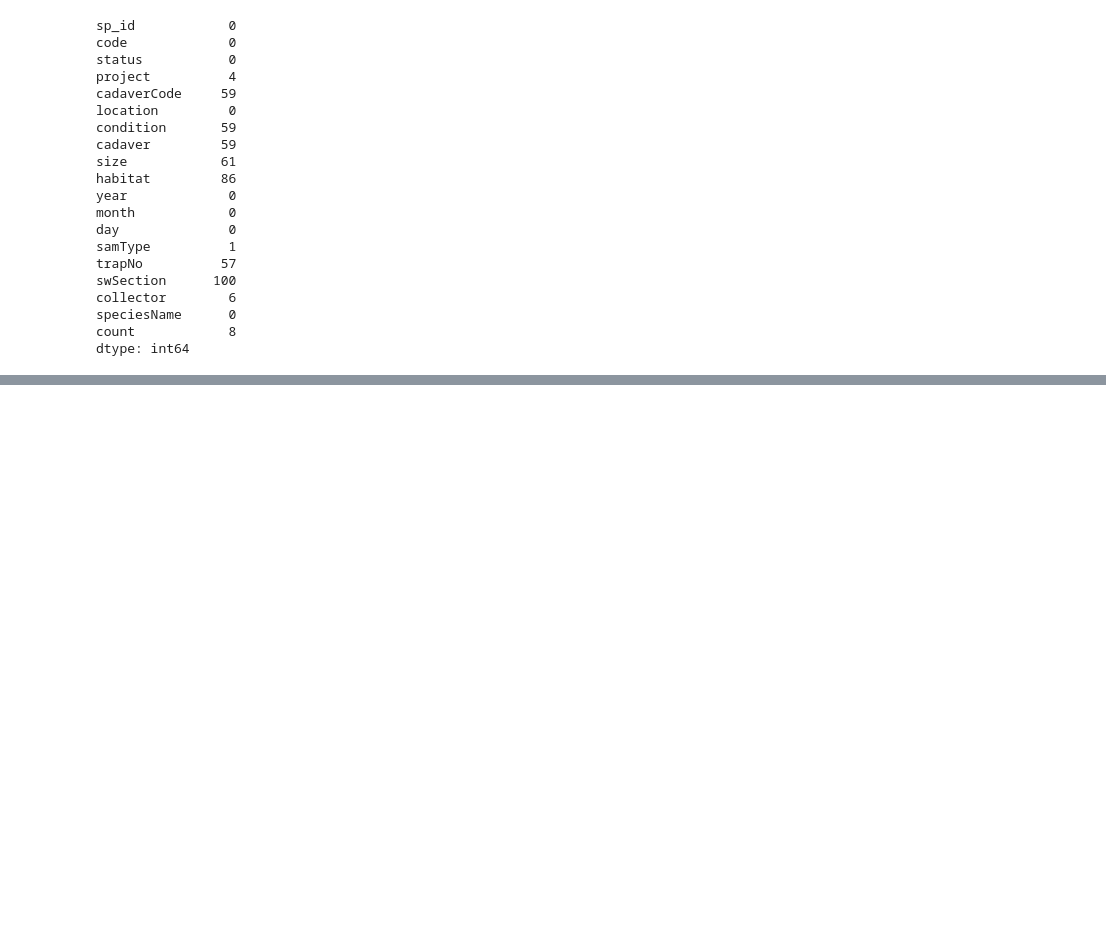
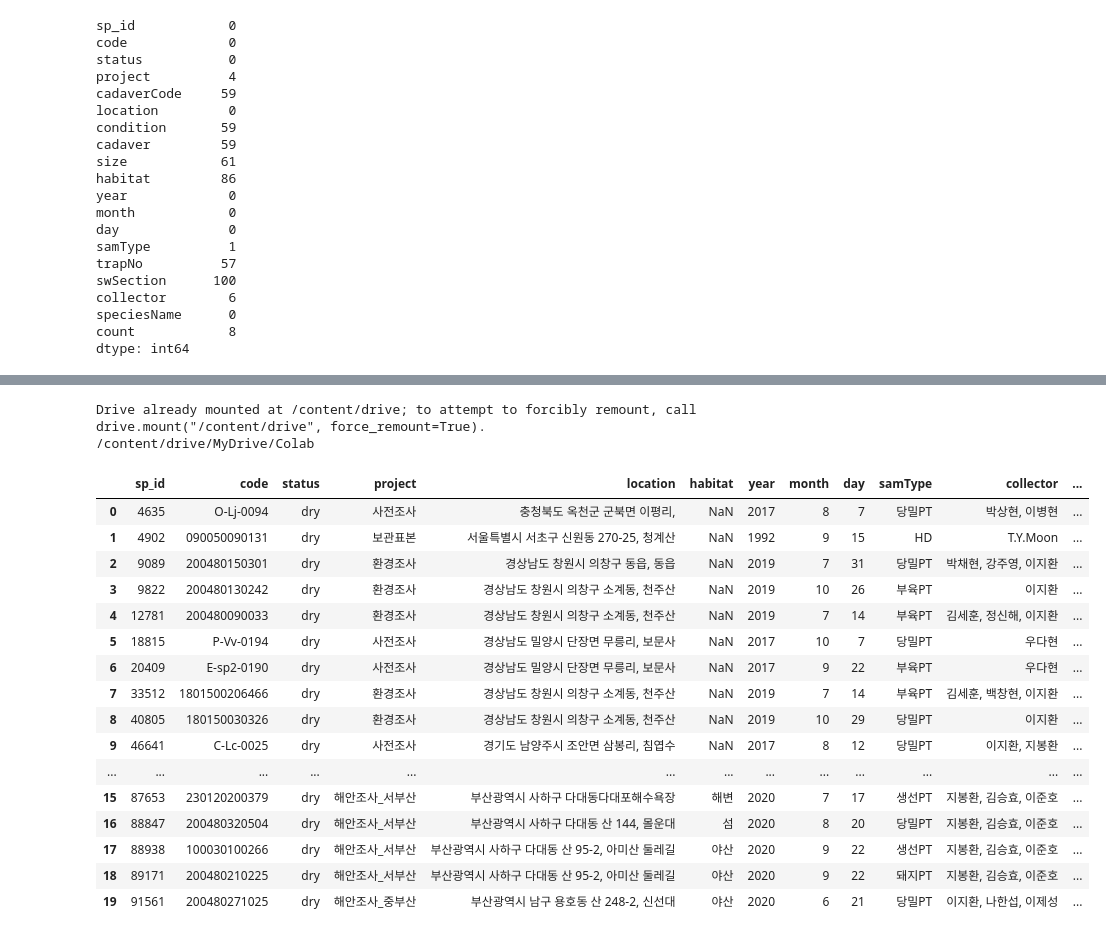
Before and after one commit to dhyunwoo/study, a Jupyter notebook: part2_chpapter03_dataPreprocessing.ipynb, the cells around one changed output, grey strips where cells are left out. Drawn from its saved outputs; the diff is of its cells as text; code cells hidden in the pictures; blank space fills up the shorter version.

```diff
--- a/part2_chpapter03_dataPreprocessing.ipynb
+++ b/part2_chpapter03_dataPreprocessing.ipynb
@@ -751,0 +1213,35 @@ ins.fillna(0, inplace=True) # 결측치를 0으로 대체해서 채우고, 확
+# %%
+#사체실험 표본 데이터와 환경조사 표본 데이터 결합하기
+#중복되는 칼럼이 있지만, 그렇지 않은 칼럼들도 있다
+
+#colab에서 .csv 파일 가져오기
+from google.colab import drive
+drive.mount('/content/drive')
+%cd /content/drive/MyDrive/Colab
+
+import pandas as pd
+sps = pd.read_csv('specimen_search.csv')
+spc = pd.read_csv('specimen_cadaver.csv')
+# %% [output]
+Drive already mounted at /content/drive; to attempt to forcibly remount, call drive.mount("/content/drive", force_remount=True).
+/content/drive/MyDrive/Colab
+# %%
+sps
+# %% [output]
+|  | sp_id | code | status | project | location | habitat | year | month | day | samType | collector | ... |
+| 0 | 4635 | O-Lj-0094 | dry | 사전조사 | 충청북도 옥천군 군북면 이평리, | NaN | 2017 | 8 | 7 | 당밀PT | 박상현, 이병현 | ... |
+| 1 | 4902 | 090050090131 | dry | 보관표본 | 서울특별시 서초구 신원동 270-25, 청계산 | NaN | 1992 | 9 | 15 | HD | T.Y.Moon | ... |
+| 2 | 9089 | 200480150301 | dry | 환경조사 | 경상남도 창원시 의창구 동읍, 동읍 | NaN | 2019 | 7 | 31 | 당밀PT | 박채현, 강주영, 이지환 | ... |
+| 3 | 9822 | 200480130242 | dry | 환경조사 | 경상남도 창원시 의창구 소계동, 천주산 | NaN | 2019 | 10 | 26 | 부육PT | 이지환 | ... |
+| 4 | 12781 | 200480090033 | dry | 환경조사 | 경상남도 창원시 의창구 소계동, 천주산 | NaN | 2019 | 7 | 14 | 부육PT | 김세훈, 정신해, 이지환 | ... |
+| 5 | 18815 | P-Vv-0194 | dry | 사전조사 | 경상남도 밀양시 단장면 무릉리, 보문사 | NaN | 2017 | 10 | 7 | 당밀PT | 우다현 | ... |
+| 6 | 20409 | E-sp2-0190 | dry | 사전조사 | 경상남도 밀양시 단장면 무릉리, 보문사 | NaN | 2017 | 9 | 22 | 부육PT | 우다현 | ... |
+| 7 | 33512 | 1801500206466 | dry | 환경조사 | 경상남도 창원시 의창구 소계동, 천주산 | NaN | 2019 | 7 | 14 | 부육PT | 김세훈, 백창현, 이지환 | ... |
+| 8 | 40805 | 180150030326 | dry | 환경조사 | 경상남도 창원시 의창구 소계동, 천주산 | NaN | 2019 | 10 | 29 | 당밀PT | 이지환 | ... |
+| 9 | 46641 | C-Lc-0025 | dry | 사전조사 | 경기도 남양주시 조안면 삼봉리, 침엽수 | NaN | 2017 | 8 | 12 | 당밀PT | 이지환, 지봉환 | ... |
+| ... | ... | ... | ... | ... | ... | ... | ... | ... | ... | ... | ... | ... |
+| 15 | 87653 | 230120200379 | dry | 해안조사_서부산 | 부산광역시 사하구 다대동다대포해수욕장 | 해변 | 2020 | 7 | 17 | 생선PT | 지봉환, 김승효, 이준호 | ... |
+| 16 | 88847 | 200480320504 | dry | 해안조사_서부산 | 부산광역시 사하구 다대동 산 144, 몰운대 | 섬 | 2020 | 8 | 20 | 당밀PT | 지봉환, 김승효, 이준호 | ... |
+| 17 | 88938 | 100030100266 | dry | 해안조사_서부산 | 부산광역시 사하구 다대동 산 95-2, 아미산 둘레길 | 야산 | 2020 | 9 | 22 | 생선PT | 지봉환, 김승효, 이준호 | ... |
+| 18 | 89171 | 200480210225 | dry | 해안조사_서부산 | 부산광역시 사하구 다대동 산 95-2, 아미산 둘레길 | 야산 | 2020 | 9 | 22 | 돼지PT | 지봉환, 김승효, 이준호 | ... |
+| 19 | 91561 | 200480271025 | dry | 해안조사_중부산 | 부산광역시 남구 용호동 산 248-2, 신선대 | 야산 | 2020 | 6 | 21 | 당밀PT | 이지환, 나한섭, 이제성 | ... |
```
Also changed, not shown: parts of 48 cells of this notebook, 1 other file.
